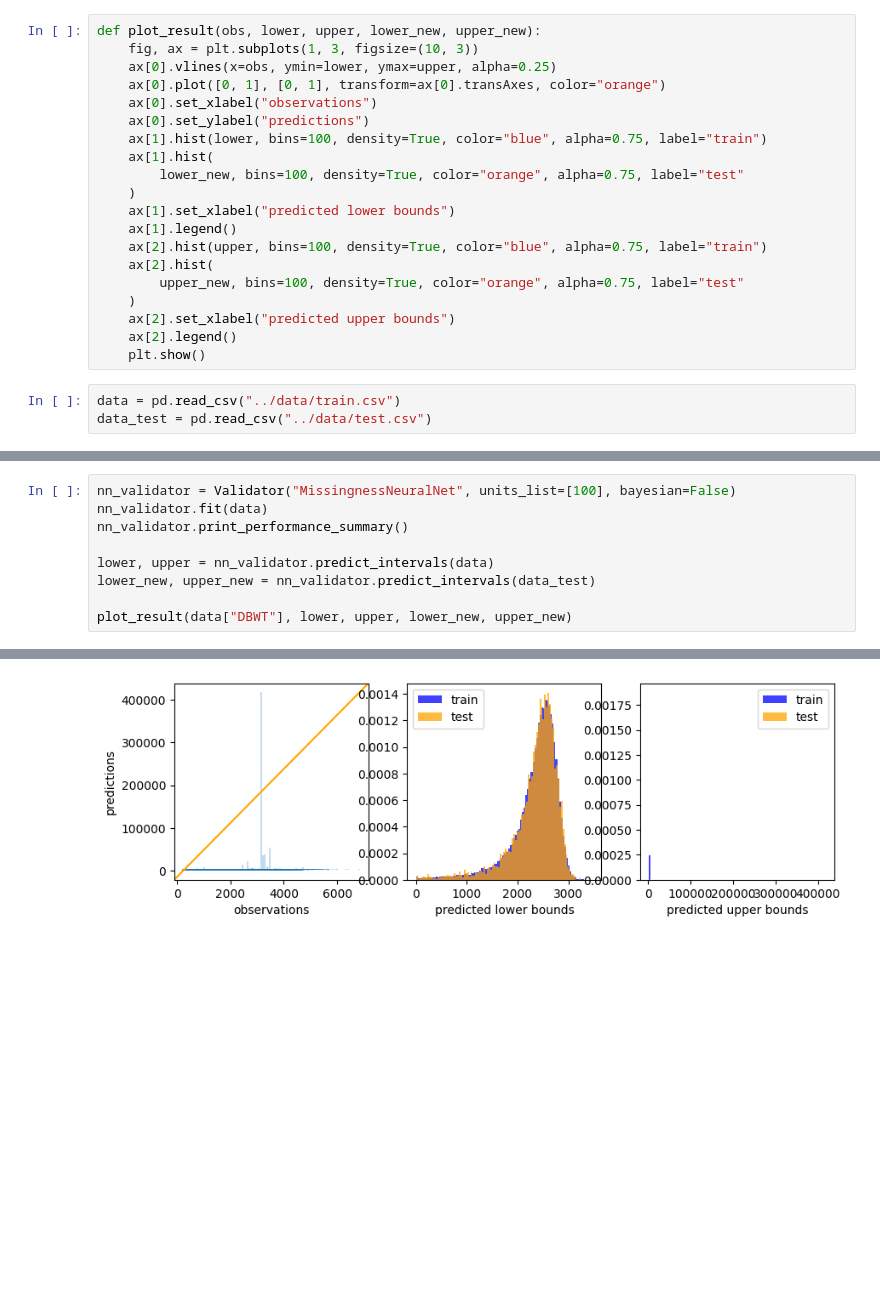
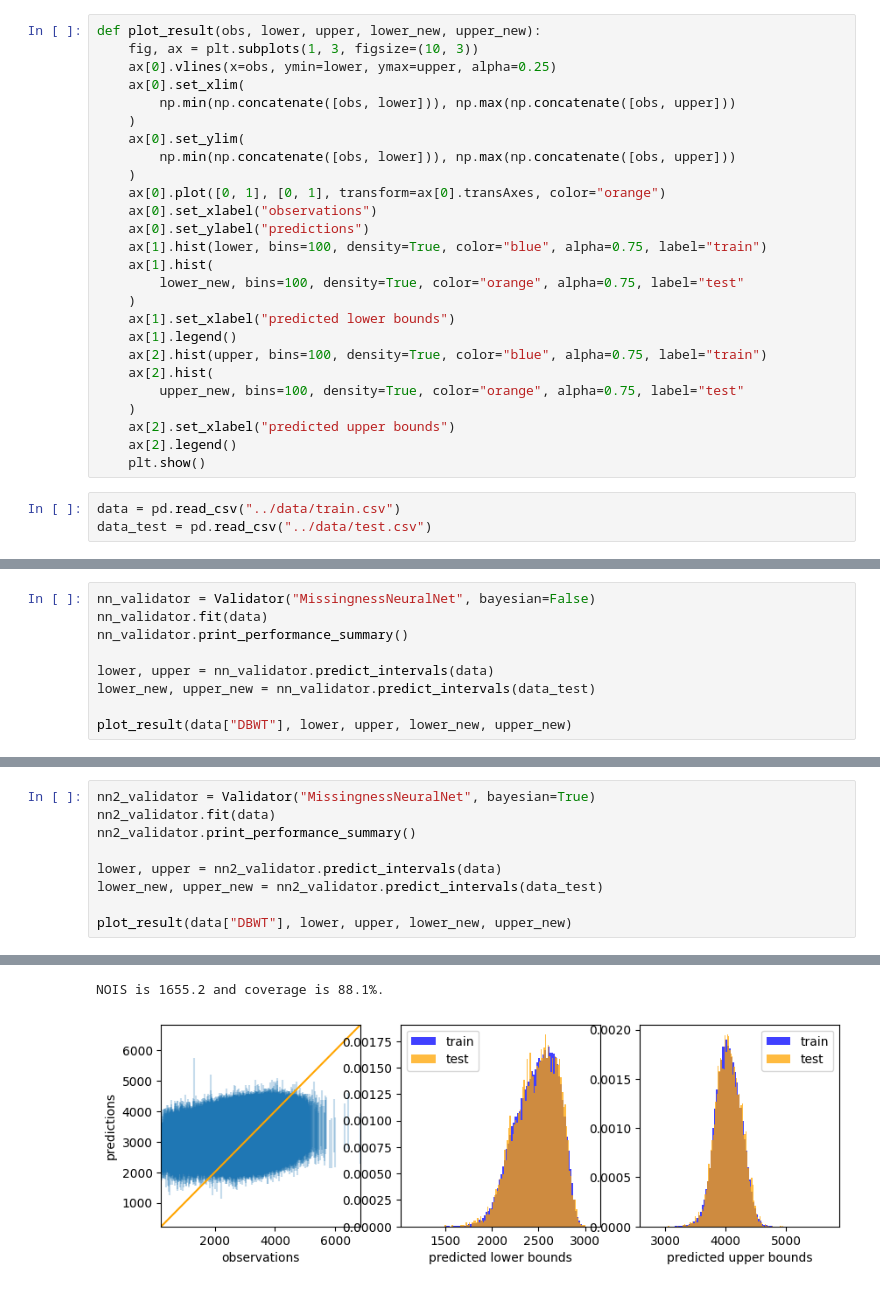
Before and after one commit to hrmerrill/kaggle-prediction-interval-birthweight, a Jupyter notebook: notebooks/testing.ipynb, the cells around one changed output, grey strips where cells are left out. Drawn from its saved outputs; the diff is of its cells as text; blank space fills up the shorter version.

```diff
--- a/notebooks/testing.ipynb
+++ b/notebooks/testing.ipynb
@@ -16,6 +16,12 @@ set_seed(1)
 def plot_result(obs, lower, upper, lower_new, upper_new):
     fig, ax = plt.subplots(1, 3, figsize=(10, 3))
     ax[0].vlines(x=obs, ymin=lower, ymax=upper, alpha=0.25)
+    ax[0].set_xlim(
+        np.min(np.concatenate([obs, lower])), np.max(np.concatenate([obs, upper]))
+    )
+    ax[0].set_ylim(
+        np.min(np.concatenate([obs, lower])), np.max(np.concatenate([obs, upper]))
+    )
     ax[0].plot([0, 1], [0, 1], transform=ax[0].transAxes, color="orange")
     ax[0].set_xlabel("observations")
     ax[0].set_ylabel("predictions")
@@ -91,0 +58,9 @@ plt.show()
+# %%
+nn_validator = Validator("MissingnessNeuralNet", bayesian=False)
+nn_validator.fit(data)
+nn_validator.print_performance_summary()
+
+lower, upper = nn_validator.predict_intervals(data)
+lower_new, upper_new = nn_validator.predict_intervals(data_test)
+
+plot_result(data["DBWT"], lower, upper, lower_new, upper_new)
@@ -92,10 +78,10 @@ plt.show()
 # %%
-nn_validator = Validator("MissingnessNeuralNet", units_list=[100], bayesian=False)
-nn_validator.fit(data)
-nn_validator.print_performance_summary()
+nn2_validator = Validator("MissingnessNeuralNet", bayesian=True)
+nn2_validator.fit(data)
+nn2_validator.print_performance_summary()
 
-lower, upper = nn_validator.predict_intervals(data)
-lower_new, upper_new = nn_validator.predict_intervals(data_test)
+lower, upper = nn2_validator.predict_intervals(data)
+lower_new, upper_new = nn2_validator.predict_intervals(data_test)
 
 plot_result(data["DBWT"], lower, upper, lower_new, upper_new)
 # %% [output]
@@ -111,4 +122,5 @@ NOIS is 1760.7 and coverage is 90.6%.
+NOIS is 1655.2 and coverage is 88.1%.
-[figure, old version]
+[figure, new version]
 # %%
 hbr_validator = Validator("HistBoostRegressor")
 hbr_validator.fit(data)
```
Also changed, not shown: parts of 9 cells of this notebook, 10 other files.
